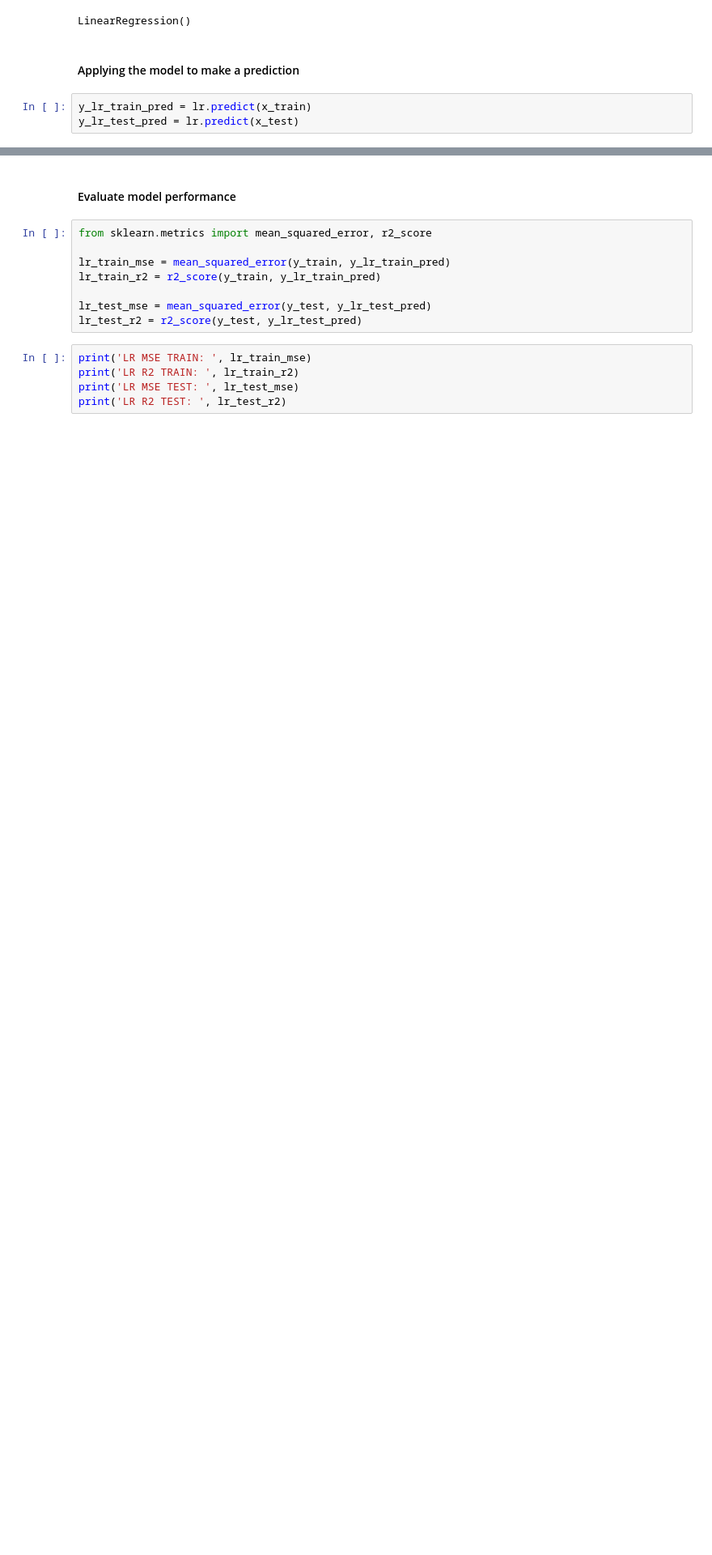
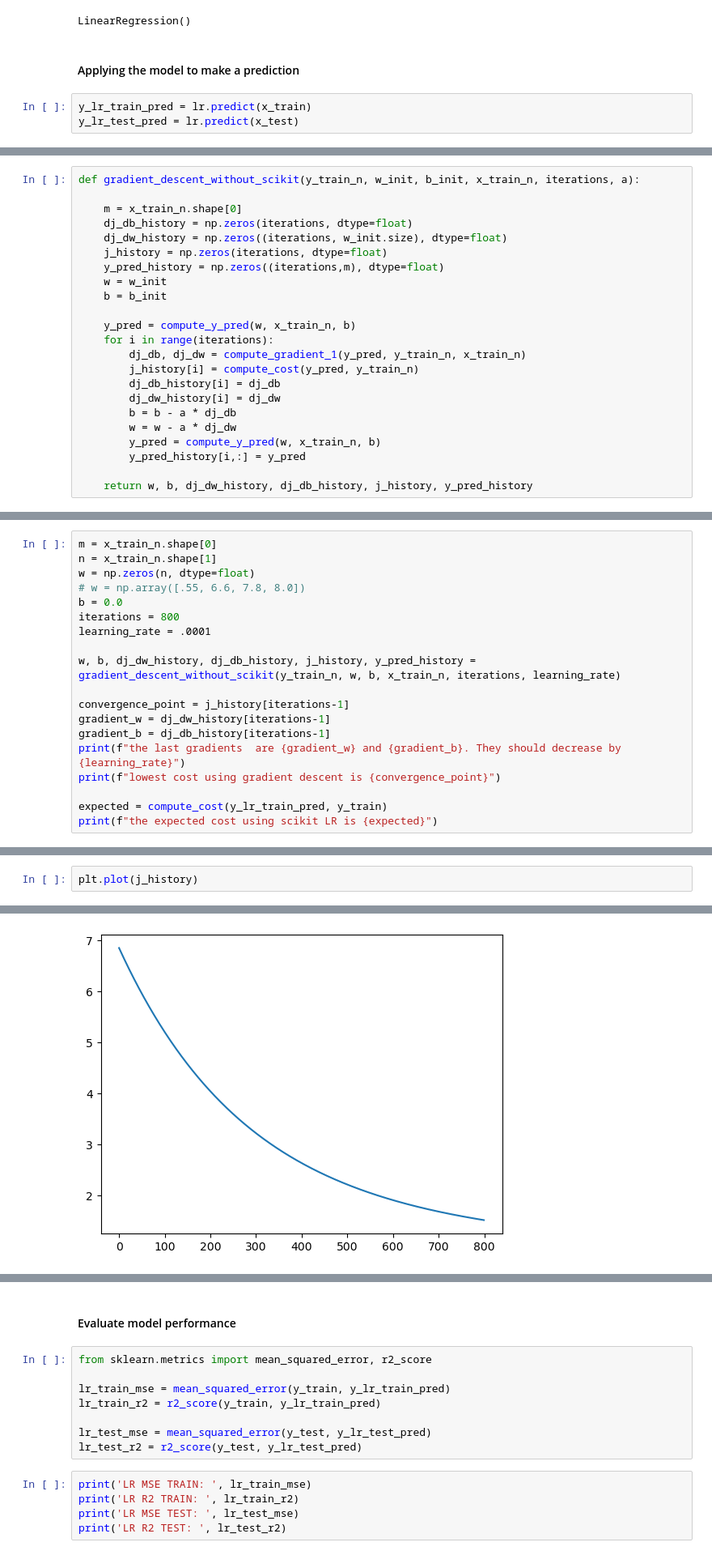
Before and after one commit to Jalil93/Jalil-ML, a Jupyter notebook: ML Hands On 1 Model.ipynb, the cells around one changed output, grey strips where cells are left out. Shown at 81% size. Drawn from its saved outputs; the diff is of its cells as text; blank space fills up the shorter version.

Commit message:
Adding ML gradient descent capability to ML Hands On 1 Model

```diff
--- a/ML Hands On 1 Model.ipynb
+++ b/ML Hands On 1 Model.ipynb
@@ -92,0 +143,23 @@ y_lr_test_pred = lr.predict(x_test)
+# %%
+def gradient_descent_without_scikit(y_train_n, w_init, b_init, x_train_n, iterations, a):
+
+    m = x_train_n.shape[0]
+    dj_db_history = np.zeros(iterations, dtype=float)
+    dj_dw_history = np.zeros((iterations, w_init.size), dtype=float)
+    j_history = np.zeros(iterations, dtype=float)
+    y_pred_history = np.zeros((iterations,m), dtype=float)
+    w = w_init
+    b = b_init
+
+    y_pred = compute_y_pred(w, x_train_n, b)
+    for i in range(iterations):
+        dj_db, dj_dw = compute_gradient_1(y_pred, y_train_n, x_train_n)
+        j_history[i] = compute_cost(y_pred, y_train_n)
+        dj_db_history[i] = dj_db
+        dj_dw_history[i] = dj_dw
+        b = b - a * dj_db
+        w = w - a * dj_dw
+        y_pred = compute_y_pred(w, x_train_n, b)
+        y_pred_history[i,:] = y_pred
+
+    return w, b, dj_dw_history, dj_db_history, j_history, y_pred_history
@@ -92,0 +226,19 @@ y_lr_test_pred = lr.predict(x_test)
+# %%
+m = x_train_n.shape[0]
+n = x_train_n.shape[1]
+w = np.zeros(n, dtype=float)
+# w = np.array([.55, 6.6, 7.8, 8.0])
+b = 0.0
+iterations = 800
+learning_rate = .0001
+
+w, b, dj_dw_history, dj_db_history, j_history, y_pred_history = gradient_descent_without_scikit(y_train_n, w, b, x_train_n, iterations, learning_rate)
+
+convergence_point = j_history[iterations-1]
+gradient_w = dj_dw_history[iterations-1]
+gradient_b = dj_db_history[iterations-1]
+print(f"the last gradients  are {gradient_w} and {gradient_b}. They should decrease by {learning_rate}")
+print(f"lowest cost using gradient descent is {convergence_point}")
+
+expected = compute_cost(y_lr_train_pred, y_train)
+print(f"the expected cost using scikit LR is {expected}")
@@ -92,0 +249,3 @@ y_lr_test_pred = lr.predict(x_test)
+# %%
+plt.plot(j_history)
+# %% [output]
@@ -92,0 +253 @@ y_lr_test_pred = lr.predict(x_test)
+[figure, added]
```
Also changed, not shown: parts of 36 cells of this notebook, 1 other file.
